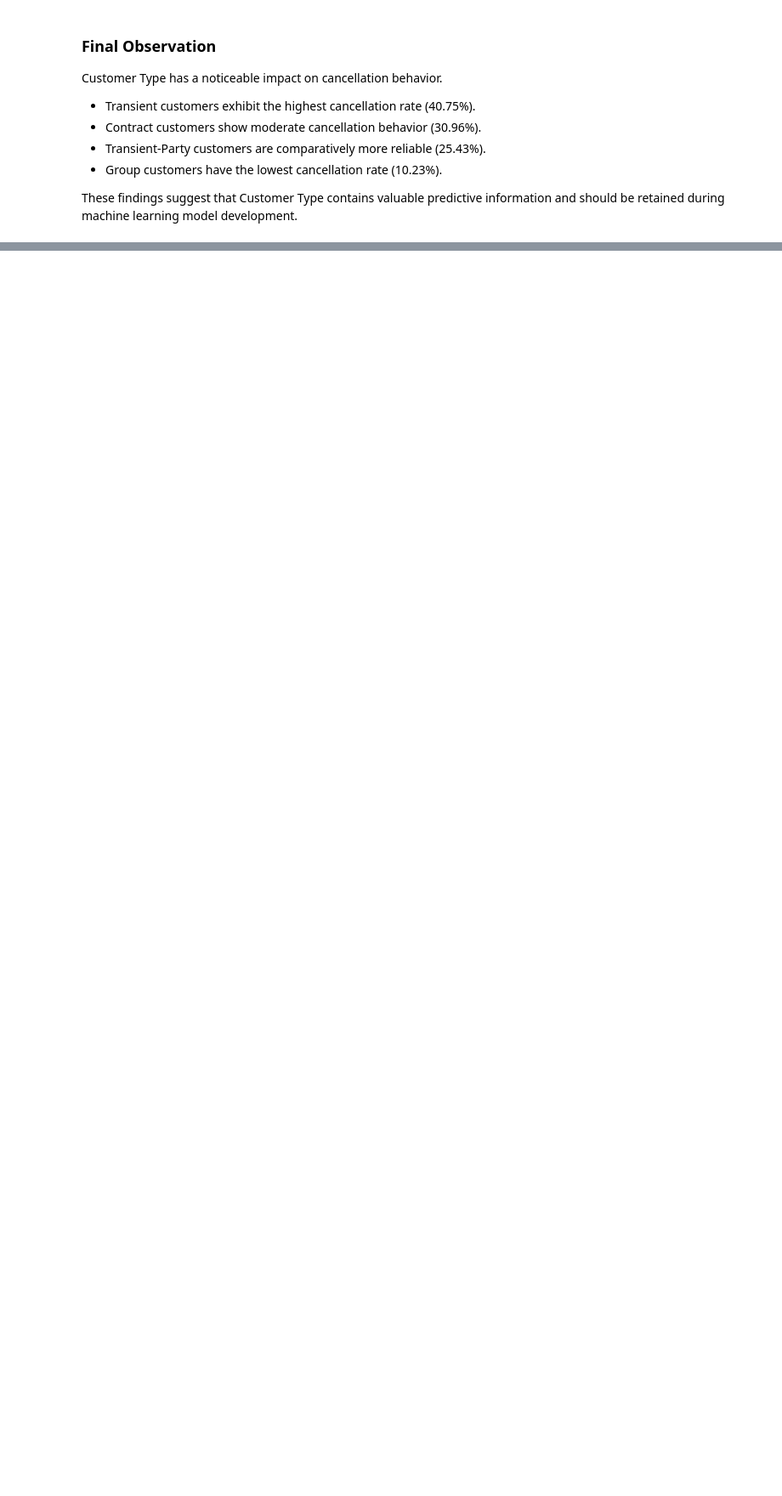
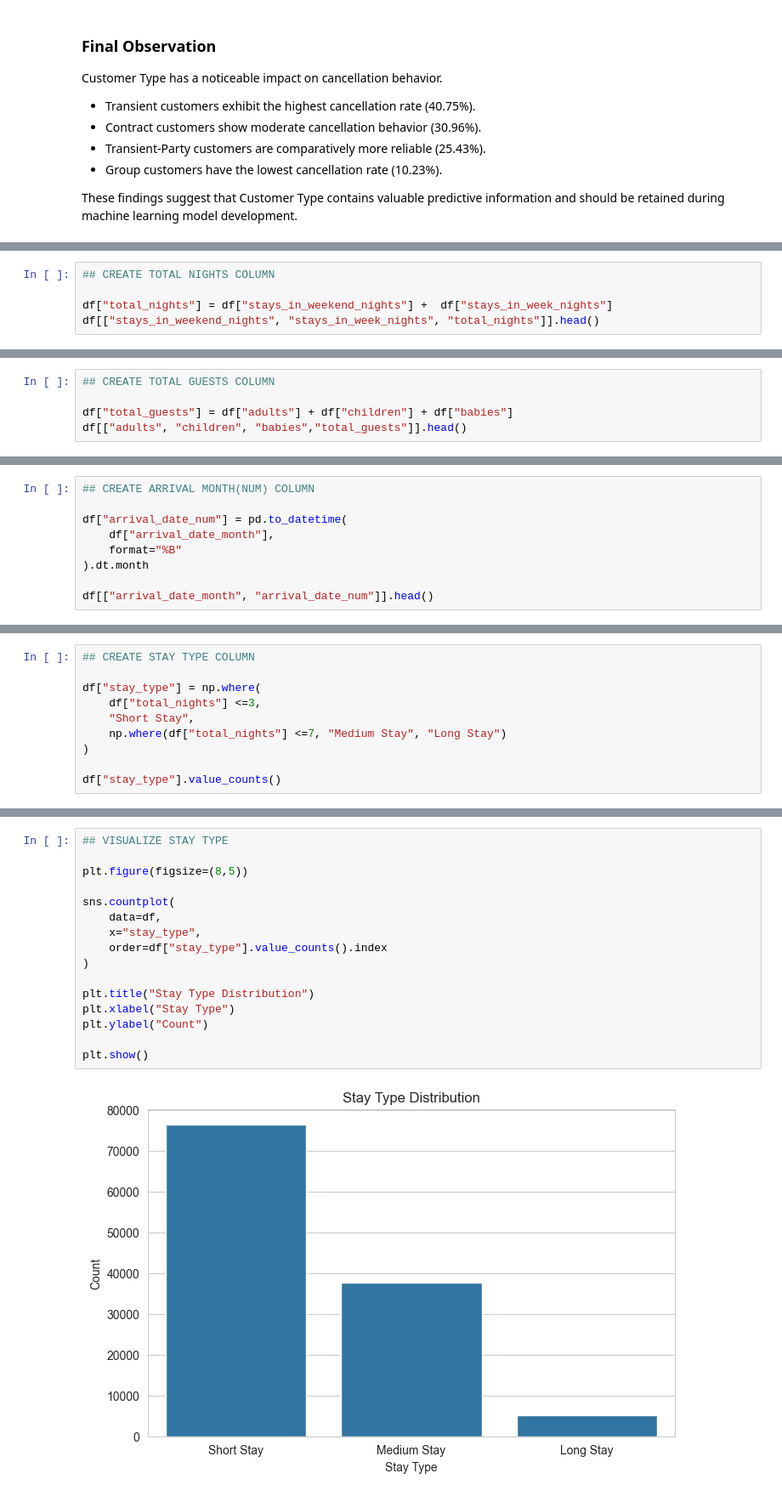
Before and after one commit to bansalbhumi/Hotel-Demand-Analytics-and-Cancellation-Prediction-Project, a Jupyter notebook: notebooks/02_visual_analysis.ipynb, the cells around one changed output, grey strips where cells are left out. Shown at 85% size. Saved outputs shown, nothing was run; the diff lists cells and outputs as text; blank space fills up the shorter version.

```diff
--- a/notebooks/02_visual_analysis.ipynb
+++ b/notebooks/02_visual_analysis.ipynb
@@ -352,0 +418,5 @@ These findings suggest that Customer Type contains valuable predictive informati
+# %%
+## CREATE TOTAL NIGHTS COLUMN
+
+df["total_nights"] = df["stays_in_weekend_nights"] +  df["stays_in_week_nights"]
+df[["stays_in_weekend_nights", "stays_in_week_nights", "total_nights"]].head()
@@ -352,0 +437,5 @@ These findings suggest that Customer Type contains valuable predictive informati
+# %%
+## CREATE TOTAL GUESTS COLUMN
+
+df["total_guests"] = df["adults"] + df["children"] + df["babies"]
+df[["adults", "children", "babies","total_guests"]].head()
@@ -352,0 +449,9 @@ These findings suggest that Customer Type contains valuable predictive informati
+# %%
+## CREATE ARRIVAL MONTH(NUM) COLUMN
+
+df["arrival_date_num"] = pd.to_datetime(
+    df["arrival_date_month"],
+    format="%B"
+).dt.month
+
+df[["arrival_date_month", "arrival_date_num"]].head()
@@ -352,0 +465,10 @@ These findings suggest that Customer Type contains valuable predictive informati
+# %%
+## CREATE STAY TYPE COLUMN
+
+df["stay_type"] = np.where(
+    df["total_nights"] <=3,
+    "Short Stay",
+    np.where(df["total_nights"] <=7, "Medium Stay", "Long Stay")
+)
+
+df["stay_type"].value_counts()
@@ -352,0 +481,18 @@ These findings suggest that Customer Type contains valuable predictive informati
+# %%
+## VISUALIZE STAY TYPE
+
+plt.figure(figsize=(8,5))
+
+sns.countplot(
+    data=df,
+    x="stay_type",
+    order=df["stay_type"].value_counts().index
+)
+
+plt.title("Stay Type Distribution")
+plt.xlabel("Stay Type")
+plt.ylabel("Count")
+
+plt.show()
+# %% [output]
+[figure, added]
```
Also changed, not shown: parts of 12 cells of this notebook, 1 other file.
